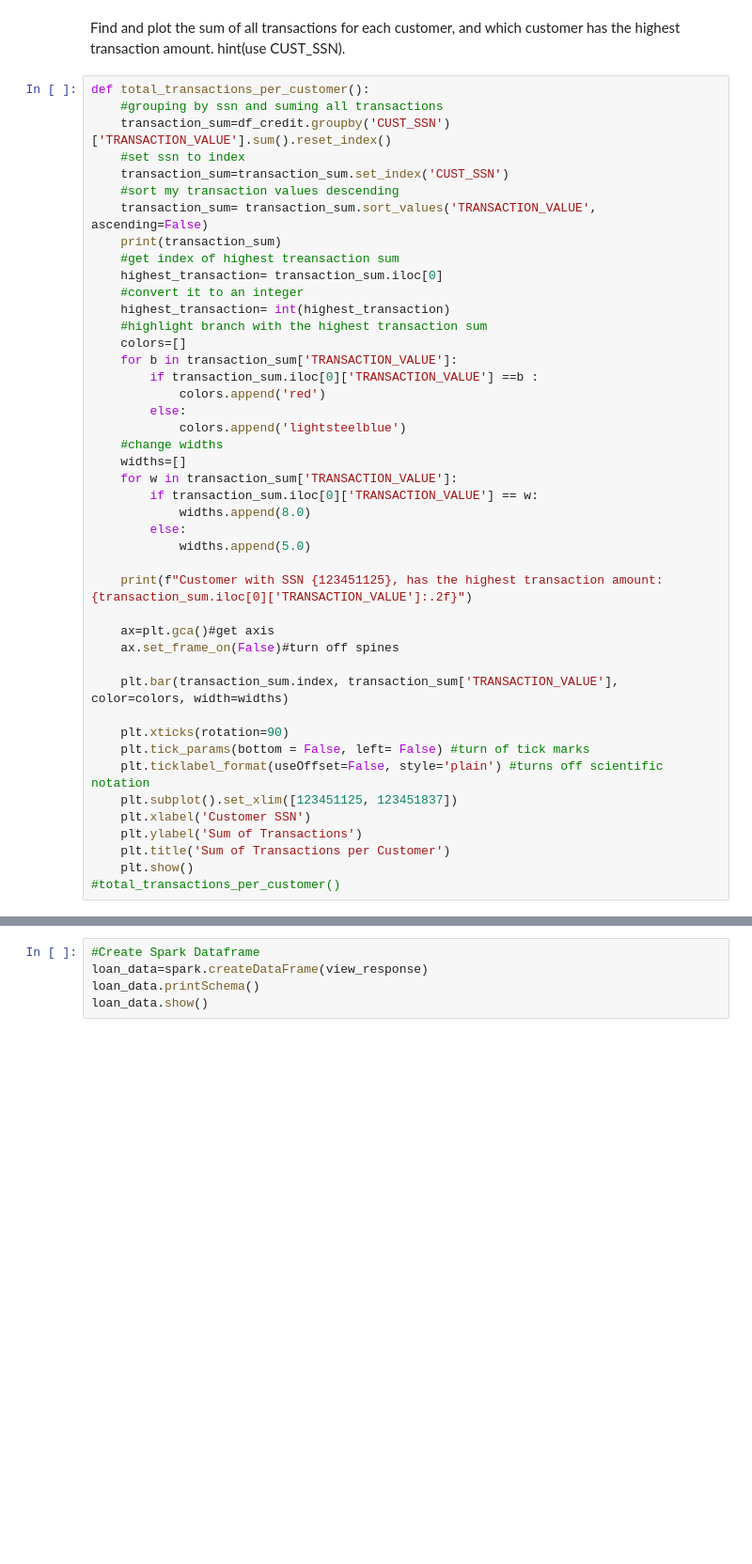
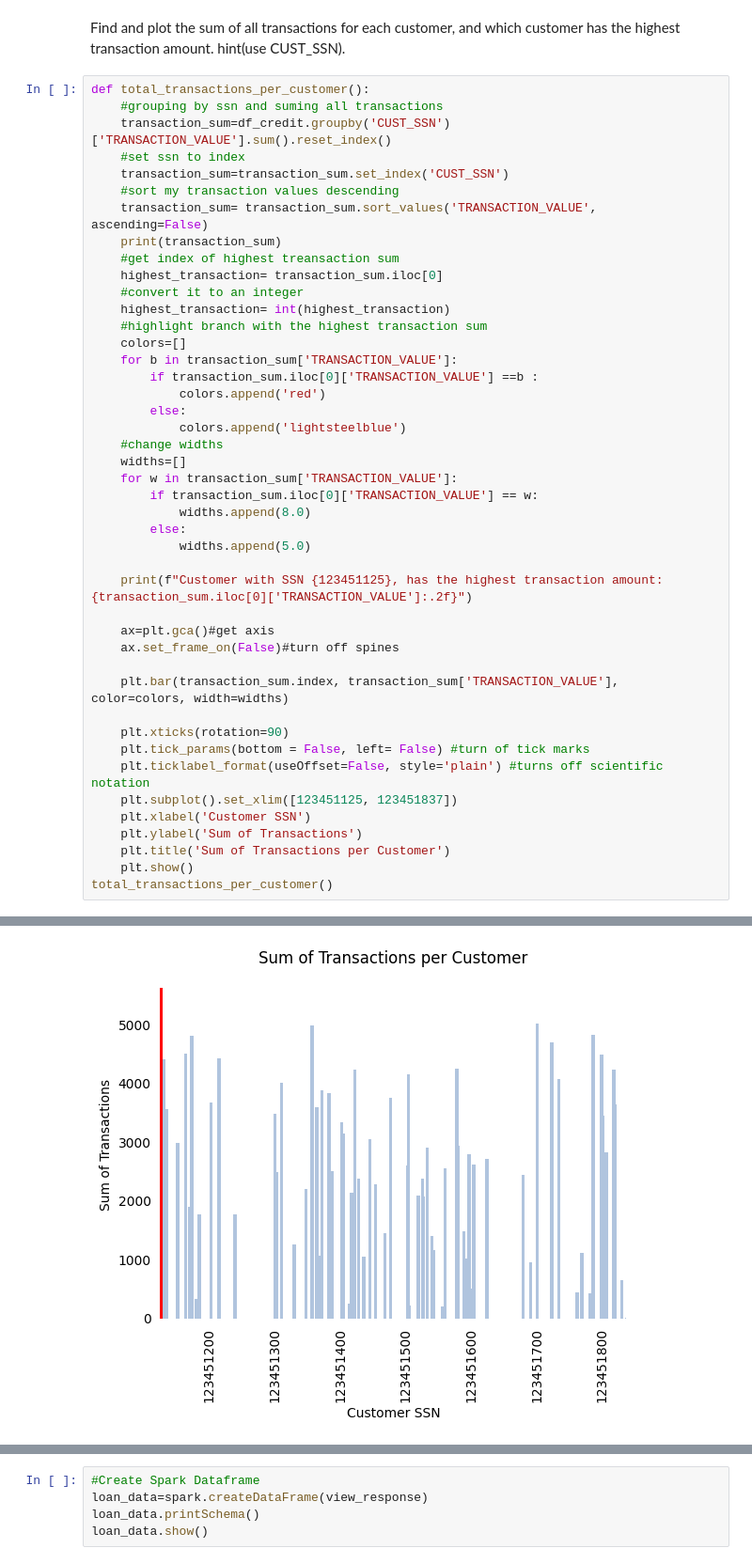
Before and after one commit to MayaCampbell/Data-Transformation-and-Python-Based-User-Menu-Developement-Project, a Jupyter notebook: credit_card.ipynb, the cells around one changed output, grey strips where cells are left out. Shown at 94% size. Saved outputs shown, nothing was run; the diff lists cells and outputs as text; blank space fills up the shorter version.

```diff
--- a/credit_card.ipynb
+++ b/credit_card.ipynb
@@ -802,4 +842,5 @@ def total_transactions_per_customer():
     plt.ylabel('Sum of Transactions')
     plt.title('Sum of Transactions per Customer')
     plt.show()
-#total_transactions_per_customer()
+total_transactions_per_customer()
+# %% [output]
@@ -806,3 +863,4 @@ def total_transactions_per_customer():
+[figure, added]
 # %%
 import requests
 import json
```
Also changed, not shown: parts of 12 cells of this notebook, 1 other file.
